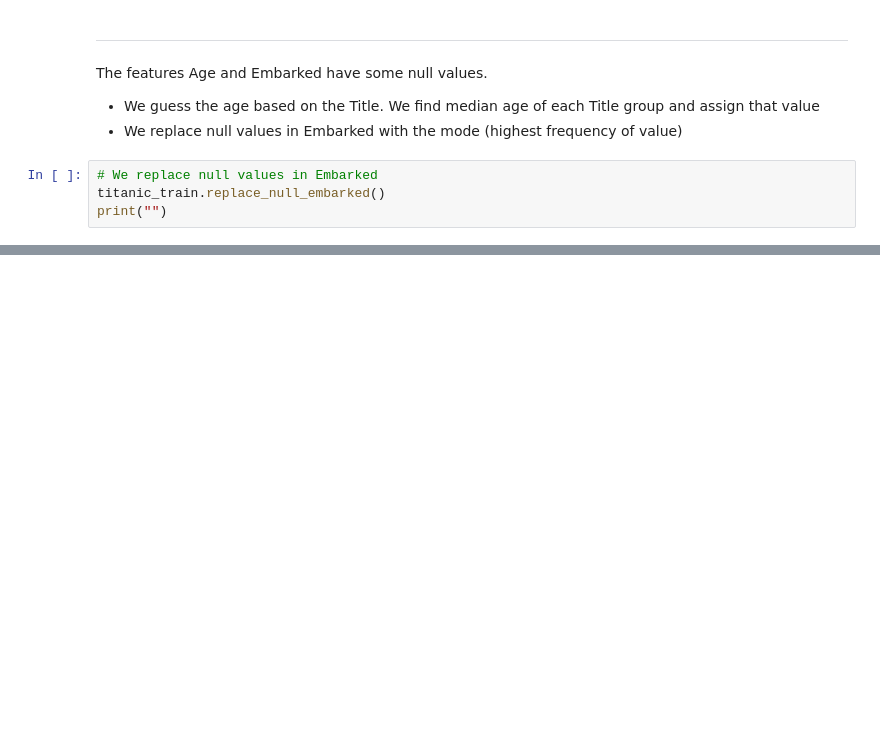
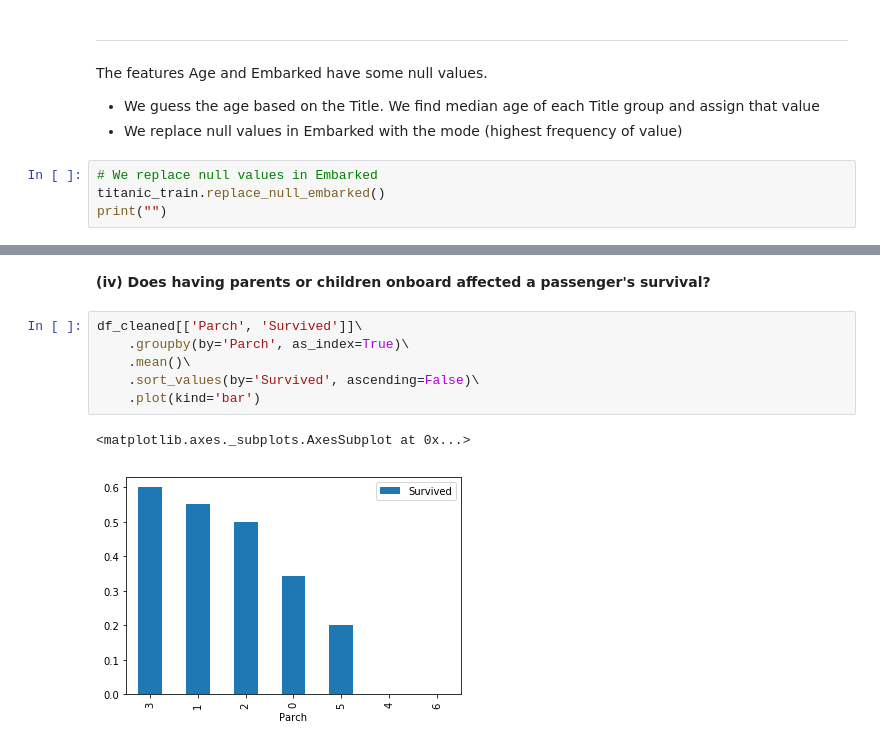
Before and after one commit to madhavhugar/Kaggle-Challenges, a Jupyter notebook: titanic-survival/src/analysis/titanic-survival-notebook.ipynb, the cells around one changed output, grey strips where cells are left out. Cells and saved outputs as stored; diff of their text form; blank space fills up the shorter version.

```diff
--- a/titanic-survival/src/analysis/titanic-survival-notebook.ipynb
+++ b/titanic-survival/src/analysis/titanic-survival-notebook.ipynb
@@ -162,0 +206,11 @@ memory usage: 62.7+ KB
+# %% [markdown]
+**(iv) Does having parents or children onboard affected a passenger's survival?**
+# %%
+df_cleaned[['Parch', 'Survived']]\
+    .groupby(by='Parch', as_index=True)\
+    .mean()\
+    .sort_values(by='Survived', ascending=False)\
+    .plot(kind='bar')
+# %% [output]
+<matplotlib.axes._subplots.AxesSubplot at 0x...>
+[figure, added]
```
Also changed, not shown: parts of 22 cells of this notebook.
